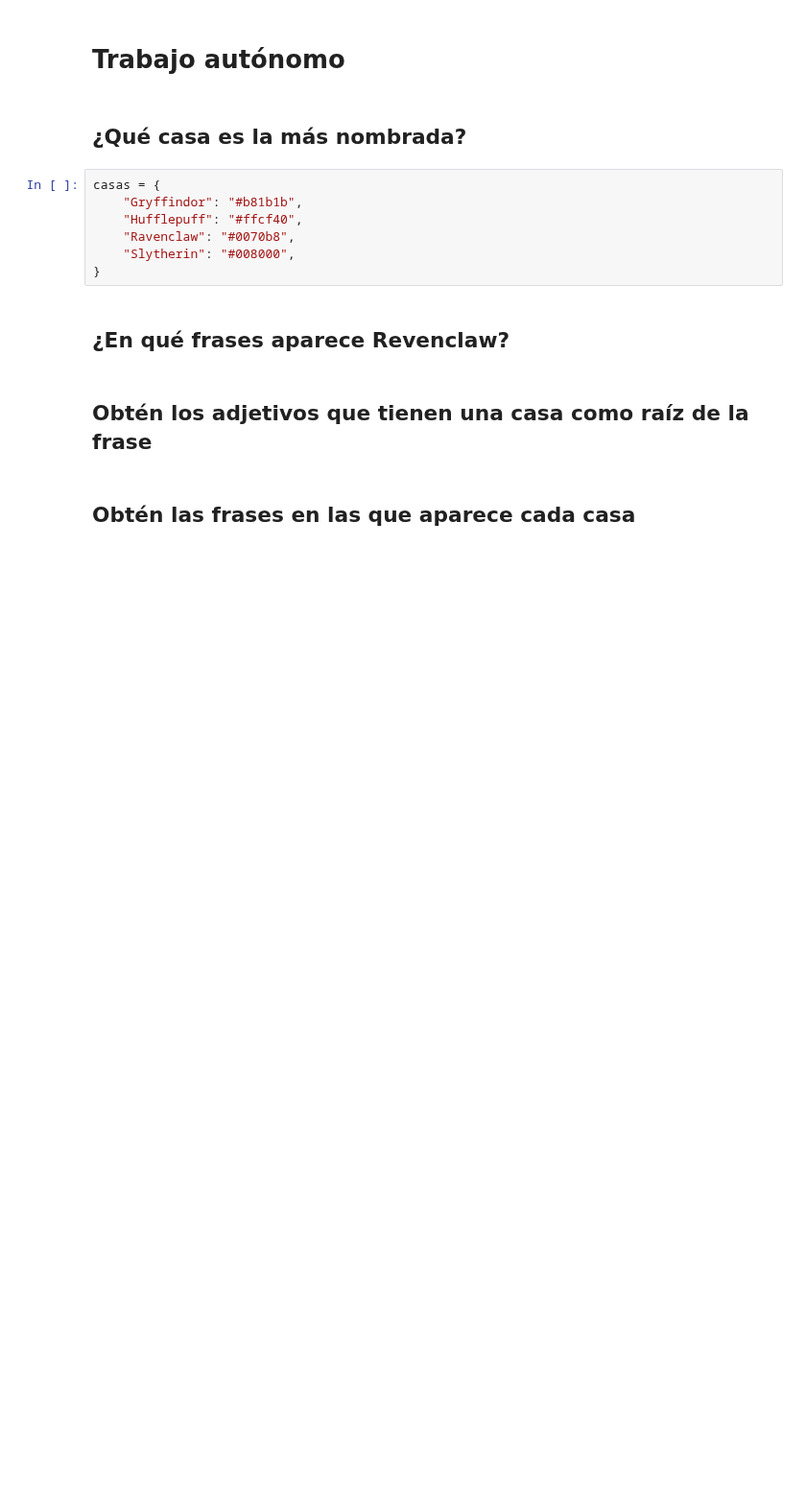
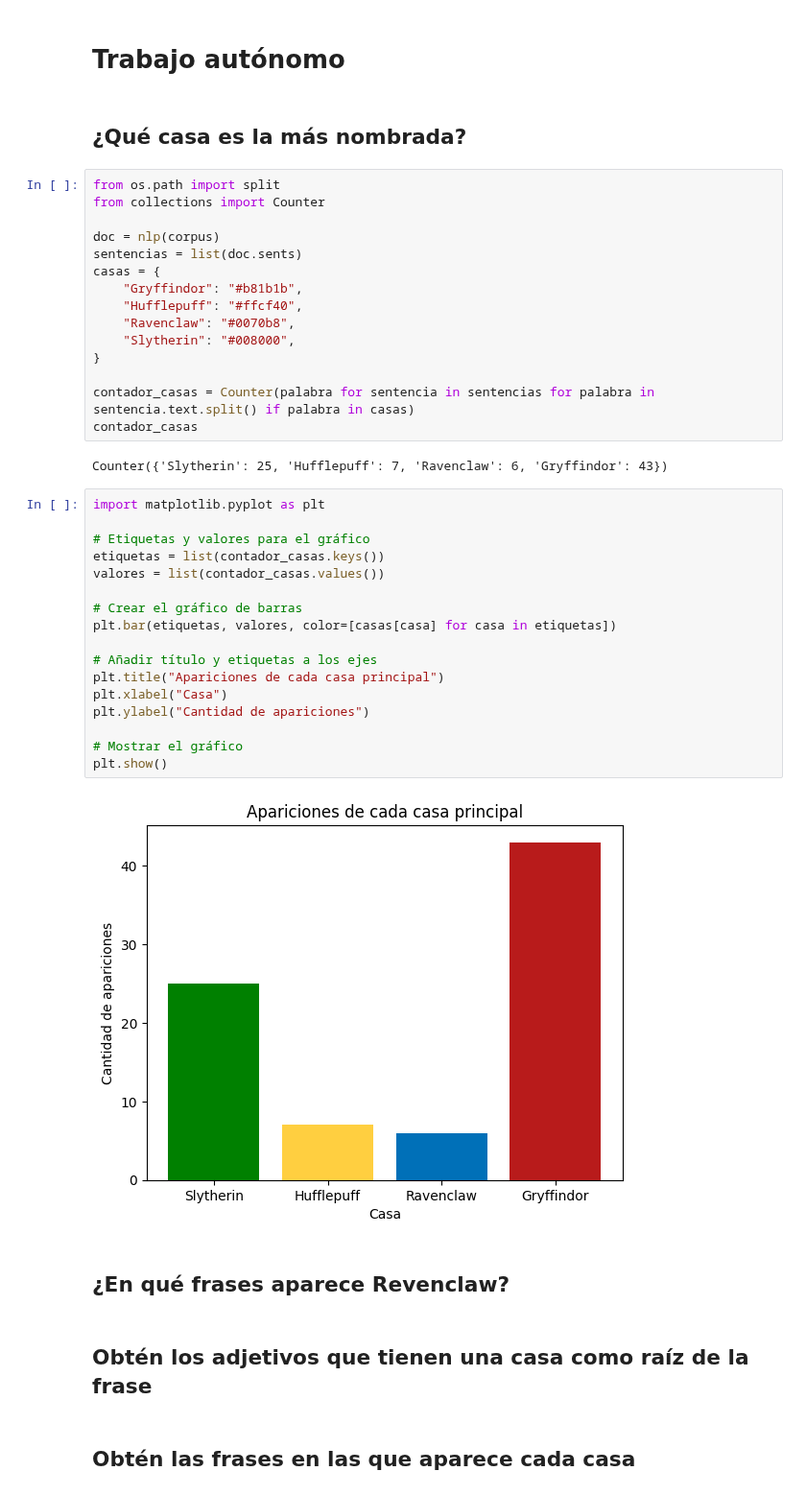
Before and after one commit to 288756/VisArtificial, a Jupyter notebook: cdatos_spacy_alumnos.ipynb, the cells around one changed output. Shown at 96% size. Saved outputs shown, nothing was run; the diff lists cells and outputs as text; blank space fills up the shorter version.

```diff
--- a/cdatos_spacy_alumnos.ipynb
+++ b/cdatos_spacy_alumnos.ipynb
@@ -432,13 +394,42 @@ KeyboardInterrupt:
 # Trabajo autónomo
 # %% [markdown]
 ## ¿Qué casa es la más nombrada?
-# %%
-casas = {
-    "Gryffindor": "#b81b1b",
-    "Hufflepuff": "#ffcf40",
-    "Ravenclaw": "#0070b8",
-    "Slytherin": "#008000",
-}
+# %%
+from os.path import split
+from collections import Counter
+
+doc = nlp(corpus)
+sentencias = list(doc.sents)
+casas = {
+    "Gryffindor": "#b81b1b",
+    "Hufflepuff": "#ffcf40",
+    "Ravenclaw": "#0070b8",
+    "Slytherin": "#008000",
+}
+
+contador_casas = Counter(palabra for sentencia in sentencias for palabra in sentencia.text.split() if palabra in casas)
+contador_casas
+# %% [output]
+Counter({'Slytherin': 25, 'Hufflepuff': 7, 'Ravenclaw': 6, 'Gryffindor': 43})
+# %%
+import matplotlib.pyplot as plt
+
+# Etiquetas y valores para el gráfico
+etiquetas = list(contador_casas.keys())
+valores = list(contador_casas.values())
+
+# Crear el gráfico de barras
+plt.bar(etiquetas, valores, color=[casas[casa] for casa in etiquetas])
+
+# Añadir título y etiquetas a los ejes
+plt.title("Apariciones de cada casa principal")
+plt.xlabel("Casa")
+plt.ylabel("Cantidad de apariciones")
+
+# Mostrar el gráfico
+plt.show()
+# %% [output]
+[figure, added]
 # %% [markdown]
 ## ¿En qué frases aparece Revenclaw?
 # %% [markdown]
```
Also changed, not shown: parts of 3 cells of this notebook.
